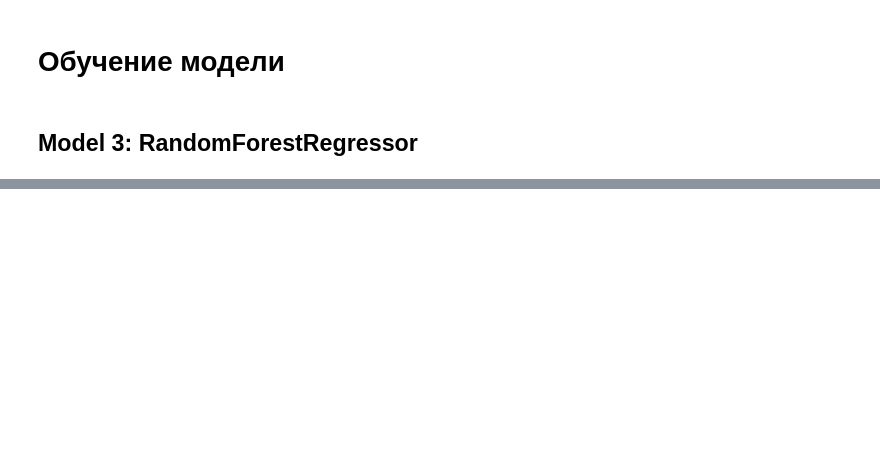
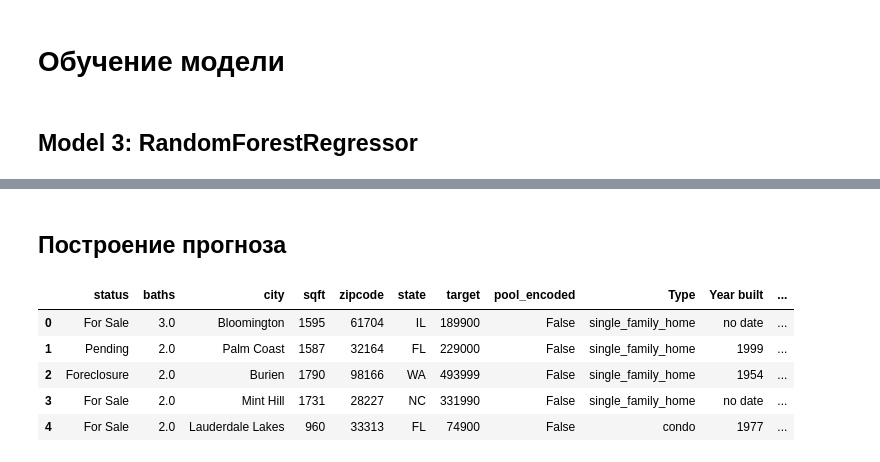
Before and after one commit to metalin37/Diploma-project-forecasting-the-cost-of-housing, a Jupyter notebook: 4_Model_push.ipynb, the cells around one changed output, grey strips where cells are left out. Saved outputs shown, nothing was run; the diff lists cells and outputs as text; code cells hidden in the pictures; blank space fills up the shorter version.

```diff
--- a/4_Model_push.ipynb
+++ b/4_Model_push.ipynb
@@ -78,0 +160,25 @@ Test R2: 0.83
+# %% [markdown]
+## Построение прогноза
+# %%
+# создадим тестовый набор
+data = [
+    ('For Sale', 3.0, 'Bloomington', 1595, 61704, 'IL', 189900, False, 'single_family_home', 'no date', True, True, True, False, 6.3, 2.60),
+    ('Pending', 2.0, 'Palm Coast', 1587, 32164, 'FL', 229000, False, 'single_family_home', 1999, True, True, False, False, 5.0, 0.60),
+    ('Foreclosure', 2.0, 'Burien', 1790, 98166, 'WA', 493999, False, 'single_family_home', 1954, True, True, True, True, 2.3, 0.30),
+    ('For Sale', 2.0, 'Mint Hill', 1731, 28227, 'NC', 331990, False, 'single_family_home', 'no date', False, False, False, False, 3.0, 1.20),
+    ('For Sale', 2.0, 'Lauderdale Lakes', 960, 33313, 'FL', 74900, False, 'condo', 1977, True, True, False, False, 3.0, 0.28),
+    ('Other', 4.0, 'Jacksonville', 2492, 32218, 'FL', 285990, False, 'single_family_home', 2019, True, True, True, False, 4.7, 2.70)
+]
+
+columns = ['status', 'baths', 'city', 'sqft', 'zipcode', 'state', 'target', 'pool_encoded', 'Type', 'Year built', 'Heating_encoded', 'Cooling_encoded', 'Parking_encoded', 'fireplace_encoded', 'school_rating _mean', 'school_dist_min']
+
+df_test = pd.DataFrame(data, columns=columns)
+
+df_test.head()
+# %% [output]
+|  | status | baths | city | sqft | zipcode | state | target | pool_encoded | Type | Year built | ... |
+| 0 | For Sale | 3.0 | Bloomington | 1595 | 61704 | IL | 189900 | False | single_family_home | no date | ... |
+| 1 | Pending | 2.0 | Palm Coast | 1587 | 32164 | FL | 229000 | False | single_family_home | 1999 | ... |
+| 2 | Foreclosure | 2.0 | Burien | 1790 | 98166 | WA | 493999 | False | single_family_home | 1954 | ... |
+| 3 | For Sale | 2.0 | Mint Hill | 1731 | 28227 | NC | 331990 | False | single_family_home | no date | ... |
+| 4 | For Sale | 2.0 | Lauderdale Lakes | 960 | 33313 | FL | 74900 | False | condo | 1977 | ... |
```
Also changed, not shown: parts of 8 cells of this notebook, 1 other file.
